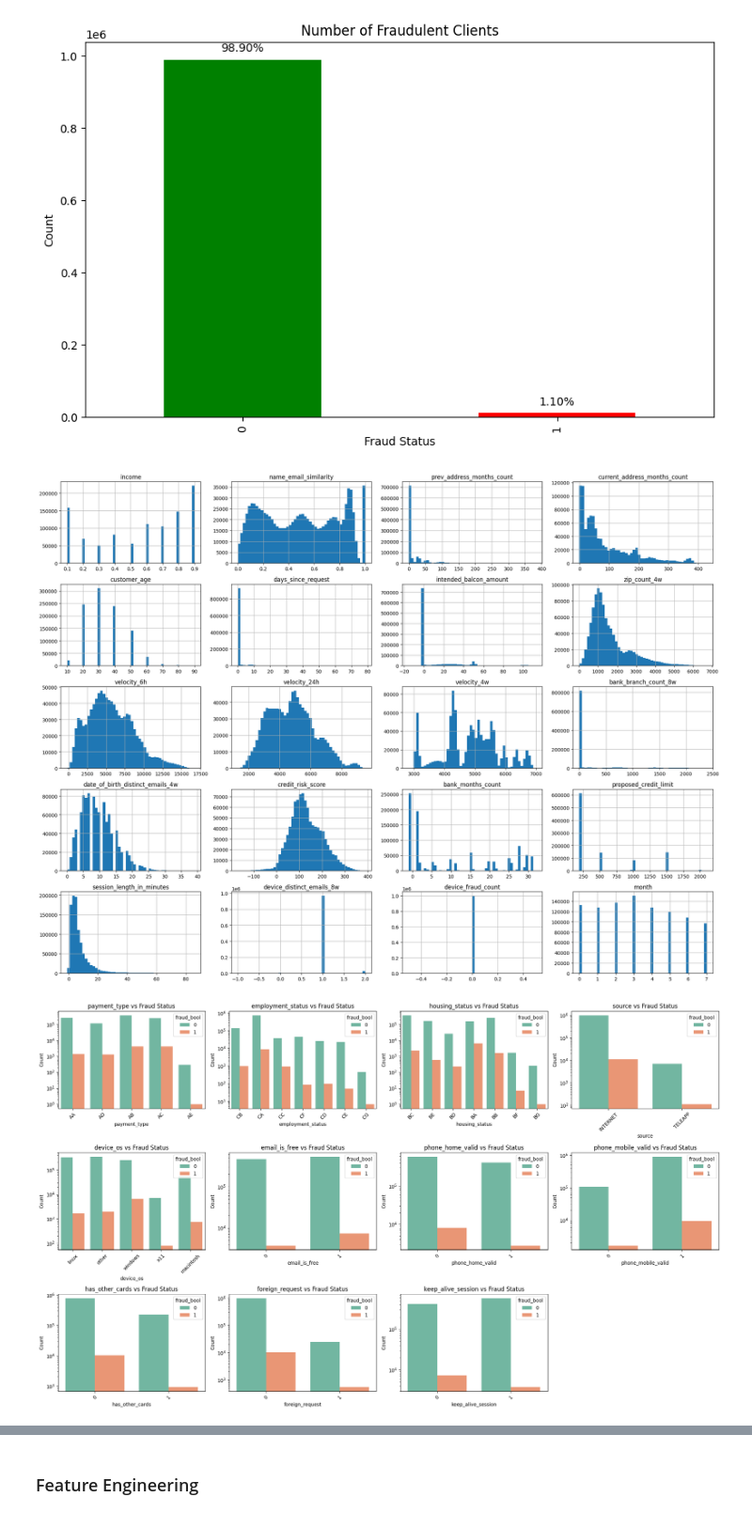
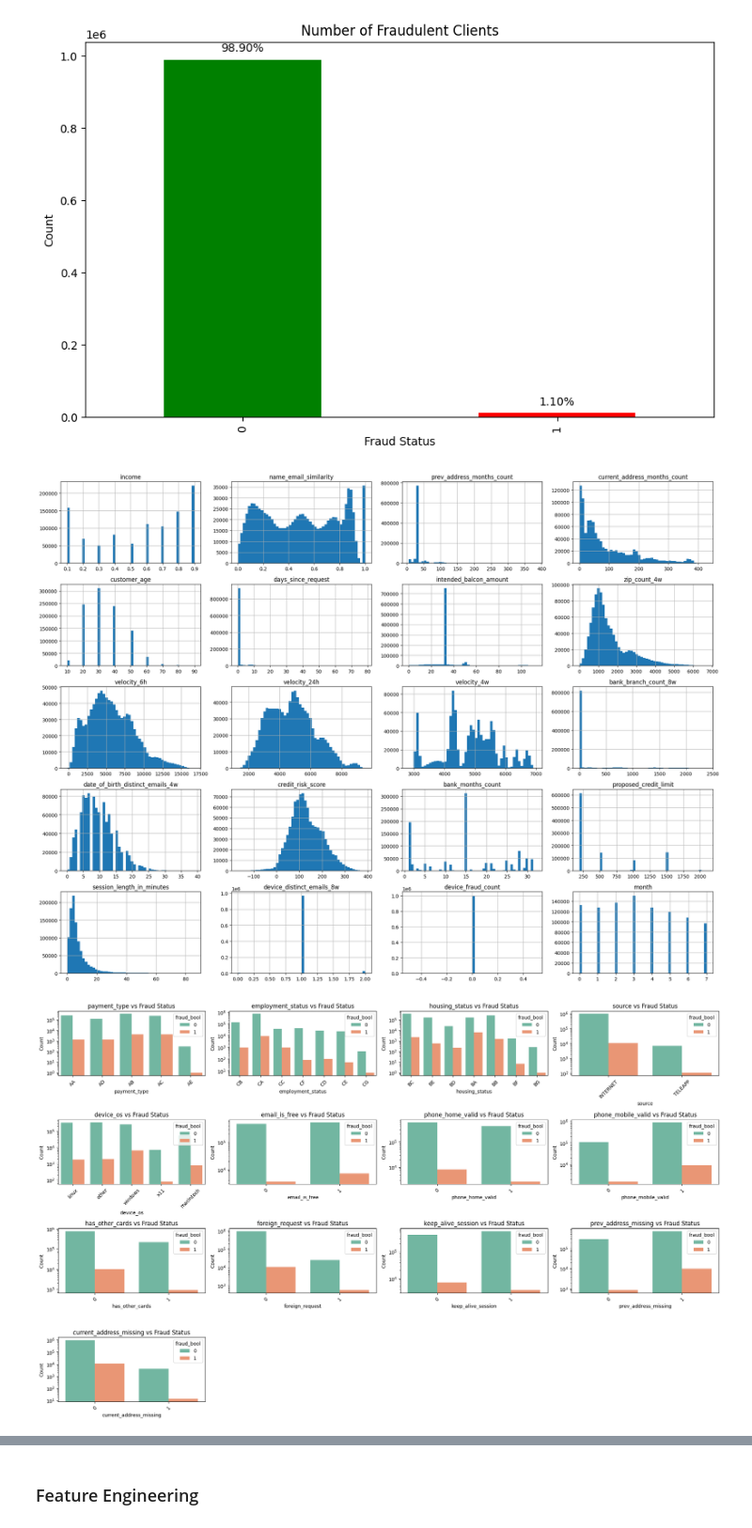
Before and after one commit to bernisschow/DSA4263-Business-and-Commerce-Fraud-Detection, a Jupyter notebook: notebooks/data_cleaning_and_eda.ipynb, the cells around one changed output, grey strips where cells are left out. Shown at 94% size. Saved outputs shown, nothing was run; the diff lists cells and outputs as text; code cells hidden in the pictures.

Commit message:
handled missing values, changed categorical bins, feature engineering.

```diff
--- a/notebooks/data_cleaning_and_eda.ipynb
+++ b/notebooks/data_cleaning_and_eda.ipynb
@@ -6,7 +7,7 @@ import seaborn as sns
 from sklearn.preprocessing import StandardScaler
 from imblearn.over_sampling import SMOTENC
 # %%
-file_path = r"/Users/P1366370/Downloads/Base.csv"
+file_path = r"/Users/Berniss/Downloads/data/raw/Base.csv"
 df = pd.read_csv(file_path)
 # %% [markdown]
 ### Data Cleaning
@@ -112,3 +113,31 @@ Column: month, Unique values: 8
 - **device_fraud_count (numeric)**: Number of fraudulent applications with the used device. Ranges between [0, 1].
 - **month (numeric)**: Month when the application was made. Ranges between [0, 7].
 - **fraud_bool (binary)**: If the application is fraudulent or not.
+# %%
+### Handle missing values
+
+# 1. Create missing flags for address features
+df['prev_address_missing'] = (df['prev_address_months_count'] == -1).astype(int)
+df['current_address_missing'] = (df['current_address_months_count'] == -1).astype(int)
+
+# 2. Replace -1 in address features with median
+df['prev_address_months_count'] = df['prev_address_months_count'].replace(-1, np.nan)
+df['prev_address_months_count'] = df['prev_address_months_count'].fillna(df['prev_address_months_count'].median())
+
+df['current_address_months_count'] = df['current_address_months_count'].replace(-1, np.nan)
+df['current_address_months_count'] = df['current_address_months_count'].fillna(df['current_address_months_count'].median())
+
+# 3. Replace < 0 in intended_balcon_amount with median
+df['intended_balcon_amount'] = df['intended_balcon_amount'].apply(lambda x: np.nan if x < 0 else x)
+df['intended_balcon_amount'] = df['intended_balcon_amount'].fillna(df['intended_balcon_amount'].median())
+
+# 4. Replace -1 in bank_months_count with median
+df['bank_months_count'] = df['bank_months_count'].replace(-1, np.nan)
+df['bank_months_count'] = df['bank_months_count'].fillna(df['bank_months_count'].median())
+
+# 5. Replace -1 in session_length_in_minutes with median
+df['session_length_in_minutes'] = df['session_length_in_minutes'].replace(-1, np.nan)
+df['session_length_in_minutes'] = df['session_length_in_minutes'].fillna(df['session_length_in_minutes'].median())
+
+# 6. Replace -1 in device_distinct_emails with 0
+df['device_distinct_emails_8w'] = df['device_distinct_emails_8w'].replace(-1, 0)
@@ -150,7 +204,8 @@ numerical_features = [
 categorical_features = [
     "payment_type", "employment_status", "housing_status", "source", "device_os",
     "email_is_free", "phone_home_valid", "phone_mobile_valid",
-    "has_other_cards", "foreign_request", "keep_alive_session"
+    "has_other_cards", "foreign_request", "keep_alive_session",
+    "prev_address_missing", "current_address_missing" # missing flags
 ]
 
 target = "fraud_bool"
@@ -160,37 +215,37 @@ df[numerical_features].hist(bins=50, figsize=(20, 15))
 plt.tight_layout()
 plt.show()
 # %% [output]
-[figure, old version]
+[figure, new version]
 # %%
-# Define rows and columns for the subplot grid (3 rows, 4 columns)
-fig, axes = plt.subplots(nrows=3, ncols=4, figsize=(20, 12))
+# Define rows and columns for the subplot grid
+fig, axes = plt.subplots(nrows=5, ncols=4, figsize=(20, 15))
 
 # Flatten axes array for easier iteration
 axes = axes.flatten()
 
 # Plot categorical features with log scale for count axis
 for i, feature in enumerate(categorical_features):
     sns.countplot(
         data=df,
         x=feature,
         hue="fraud_bool",
         palette="Set2",
         ax=axes[i]
     )
     axes[i].set_title(f"{feature} vs Fraud Status", fontsize=12)
     axes[i].set_xlabel(feature, fontsize=10)
     axes[i].set_ylabel("Count", fontsize=10)
     axes[i].tick_params(axis='x', rotation=45)
     axes[i].set_yscale('log')  # Apply log scale to the y-axis
 
-# Hide any empty subplots (if less than 12 features)
+# Hide any empty subplots
 for j in range(i + 1, len(axes)):
     fig.delaxes(axes[j])
 
 plt.tight_layout()
 plt.show()
 # %% [output]
-[figure, old version]
+[figure, new version]
 # %%
 # Correlation matrix for numerical features
 plt.figure(figsize=(12, 8))
```
Also changed, not shown: parts of 17 cells of this notebook, 1 other file.
